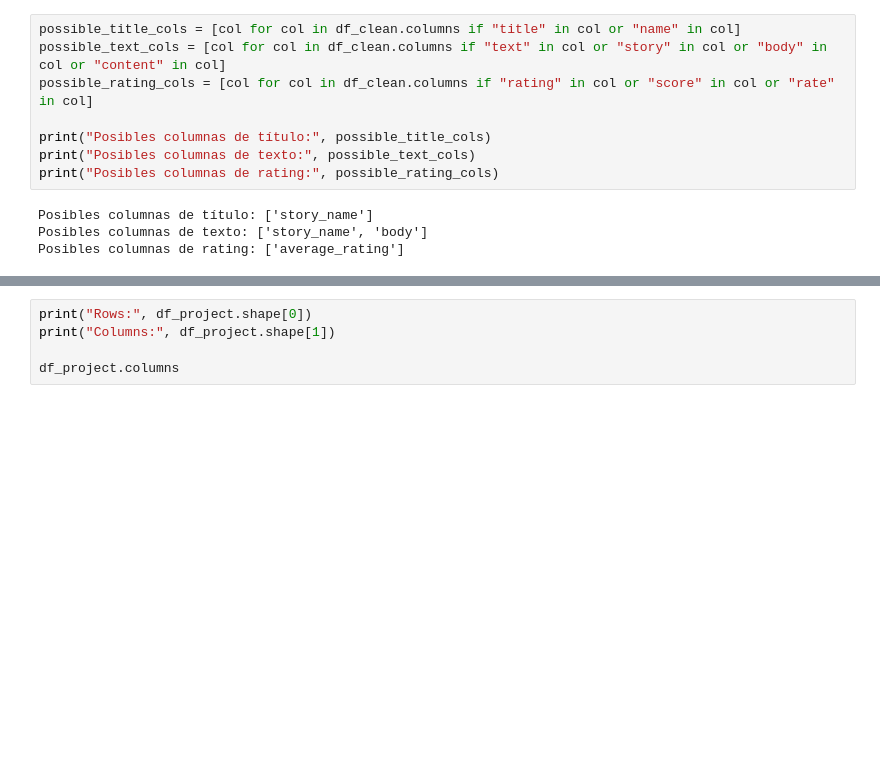
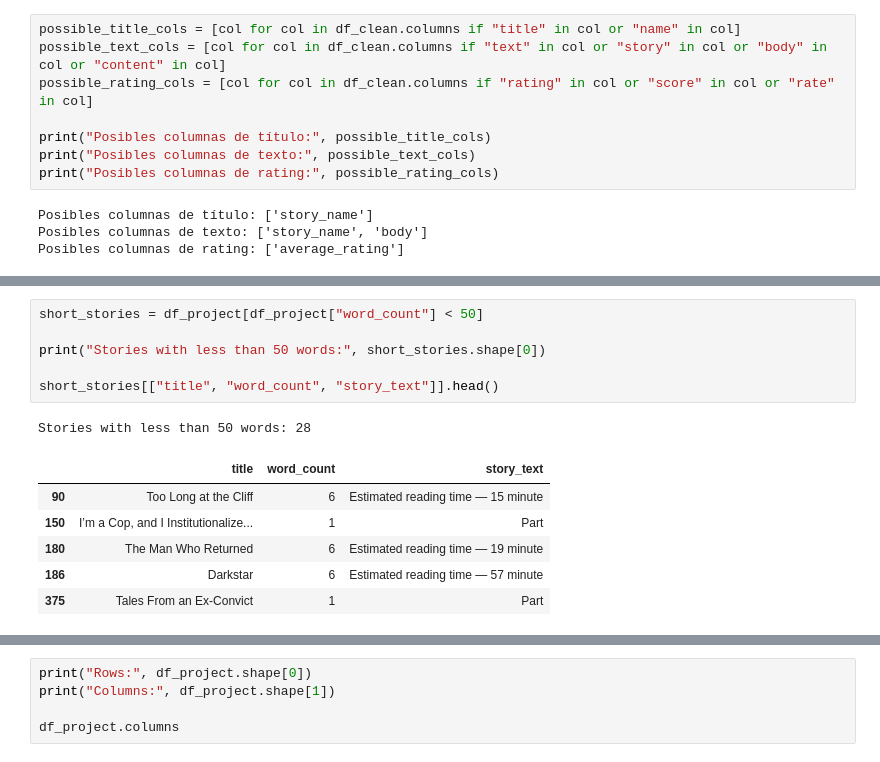
Before and after one commit to futabarentarou/Horror-Fracture-Index, a Jupyter notebook: notebooks/01_data_loading_and_cleaning.ipynb, the cells around one changed output, grey strips where cells are left out. Drawn from its saved outputs; the diff is of its cells as text; blank space fills up the shorter version.

```diff
--- a/notebooks/01_data_loading_and_cleaning.ipynb
+++ b/notebooks/01_data_loading_and_cleaning.ipynb
@@ -217,0 +255,14 @@ df_project.head()
+# %%
+short_stories = df_project[df_project["word_count"] < 50]
+
+print("Stories with less than 50 words:", short_stories.shape[0])
+
+short_stories[["title", "word_count", "story_text"]].head()
+# %% [output]
+Stories with less than 50 words: 28
+|  | title | word_count | story_text |
+| 90 | Too Long at the Cliff | 6 | Estimated reading time — 15 minute |
+| 150 | I’m a Cop, and I Institutionalize... | 1 | Part |
+| 180 | The Man Who Returned | 6 | Estimated reading time — 19 minute |
+| 186 | Darkstar | 6 | Estimated reading time — 57 minute |
+| 375 | Tales From an Ex-Convict | 1 | Part |
```
Also changed, not shown: parts of 37 cells of this notebook, 2 other files.
